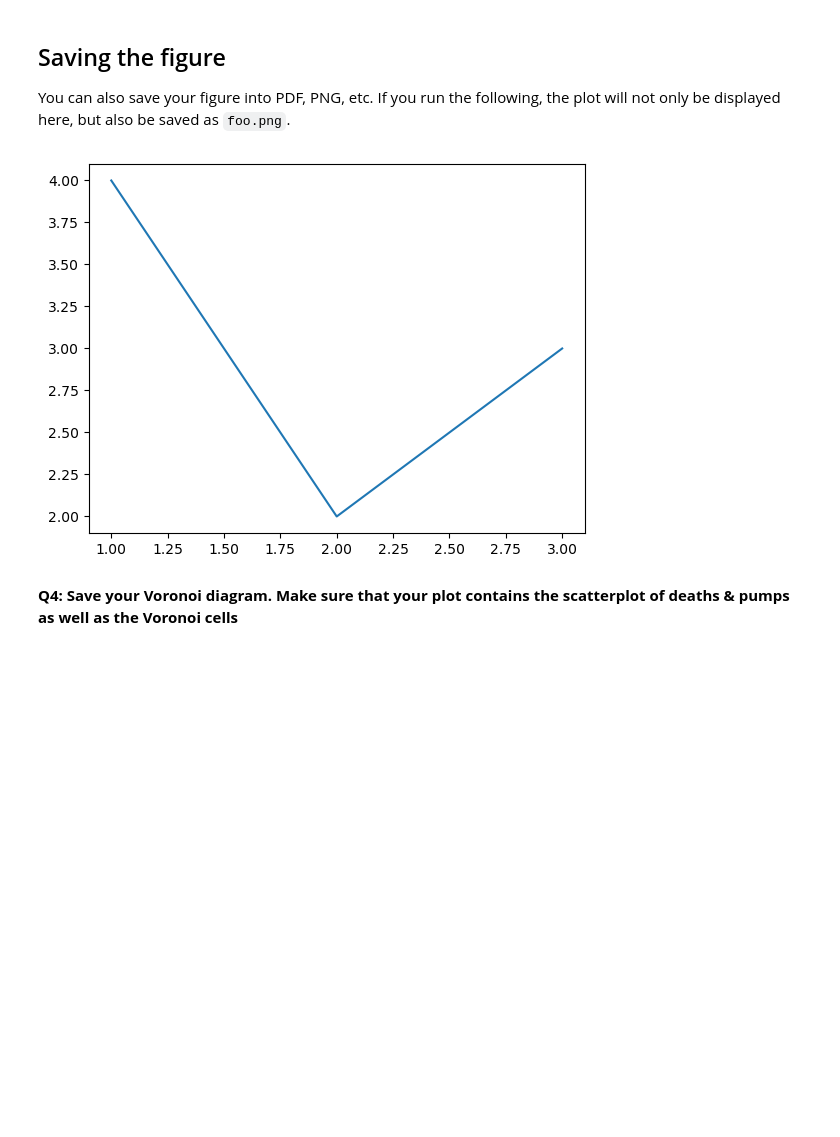
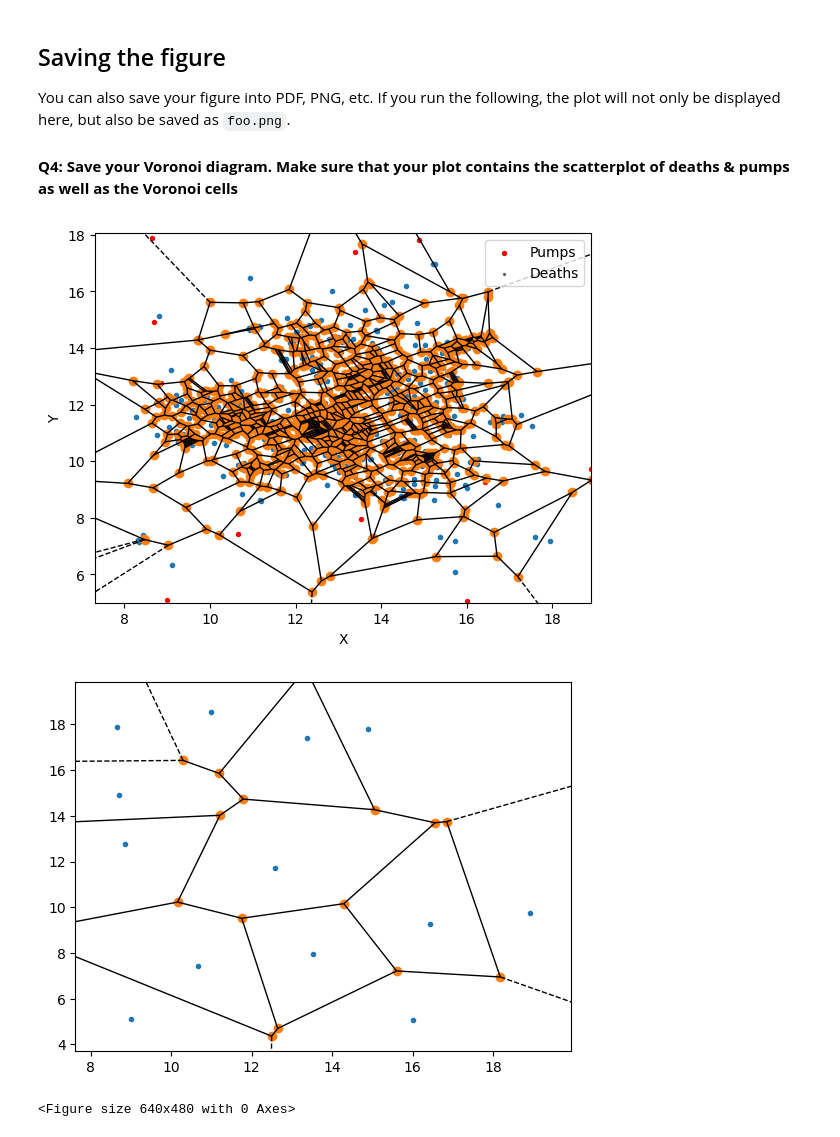
Before and after one commit to Rodi-Khalil/Script-Ninjas, a Jupyter notebook: Individual_work/dsb_{s224445}.ipynb, the cells around one changed output. Drawn from its saved outputs; the diff is of its cells as text; code cells hidden in the pictures; blank space fills up the shorter version.

```diff
--- a/Individual_work/dsb_{s224445}.ipynb
+++ b/Individual_work/dsb_{s224445}.ipynb
@@ -301,11 +347,5 @@ array([[ 8.6512012, 17.8915997],
 ## Saving the figure
 
 You can also save your figure into PDF, PNG, etc. If you run the following, the plot will not only be displayed here, but also be saved as `foo.png`.
-# %%
-import matplotlib.pyplot as plt
-plt.plot([1,2,3], [4,2,3])
-plt.savefig('foo.png')
-# %% [output]
-[figure, removed]
 # %% [markdown]
 **Q4: Save your Voronoi diagram. Make sure that your plot contains the scatterplot of deaths & pumps as well as the Voronoi cells**
@@ -313,0 +352,33 @@ plt.savefig('foo.png')
+# %%
+# TODO: your code here
+# A figure and a axis is generated by using the following code:
+fig, ax = plt.subplots()
+
+# Voronoi diagram definition
+pump_vor = Voronoi(pump_points)
+death_vor = Voronoi(death_points)
+
+# Visualize the Voronoi diagram, so here I used the To visualize the voronoi diagram I use the function that was provided above, neamely voronoi_plot_2d function to plot and display it on the axis.
+voronoi_plot_2d(death_vor, ax=ax)
+voronoi_plot_2d(pump_vor, label = 'Pumps')
+
+# After that the date frame death_df is plotted and visualized as scatter points across the plot. Small black semi-transparent points.
+pump_df.plot(x='X', y='Y', kind='scatter', c='red', s=8, label='Pumps', ax=ax)
+
+death_df.plot(x='X', y='Y', s=2, c='black', alpha=0.5, kind='scatter', label='Deaths', ax=ax)
+
+# Now im saving the Voronoi diagram for the death dataframe in the png format:
+plt.savefig('Voronoi_death')
+plt.show()
+
+
+#Same goes for the pump dataframe, except plotted with red larger data points.
+
+pump_df.plot(x='X', y='Y', kind='scatter', c='red', s=8, label='Pumps', ax=ax)
+# Then I'm saving the Voronoi diagram for the pumps dataframe in the png format:
+plt.savefig('Voronoi_pumps')
+plt.show()
+# %% [output]
+[figure, added]
+[figure, added]
+<Figure size 640x480 with 0 Axes>
```
Also changed, not shown: parts of 18 cells of this notebook, 1 other file.
